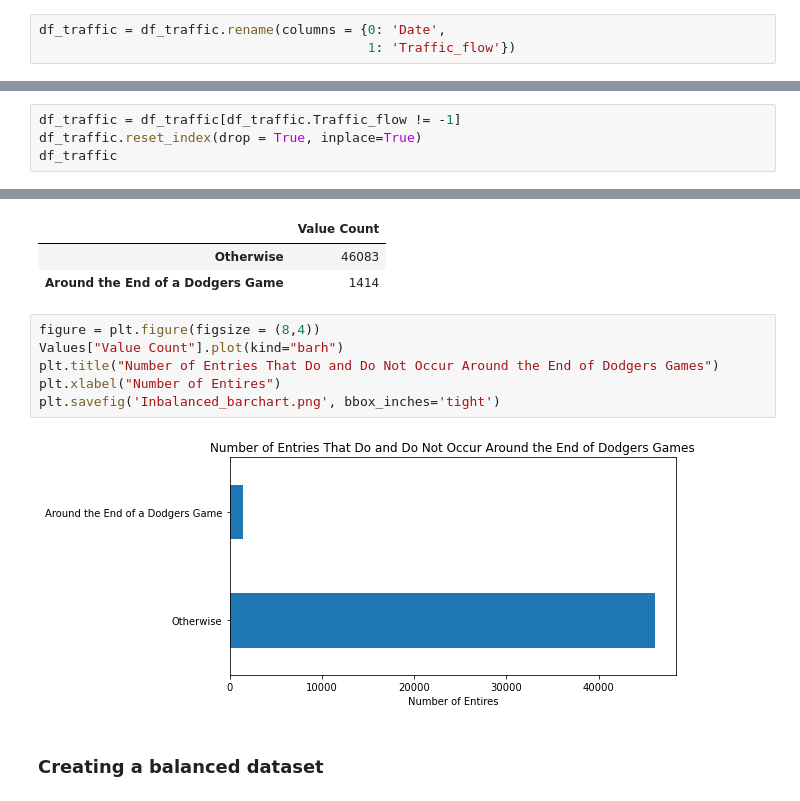
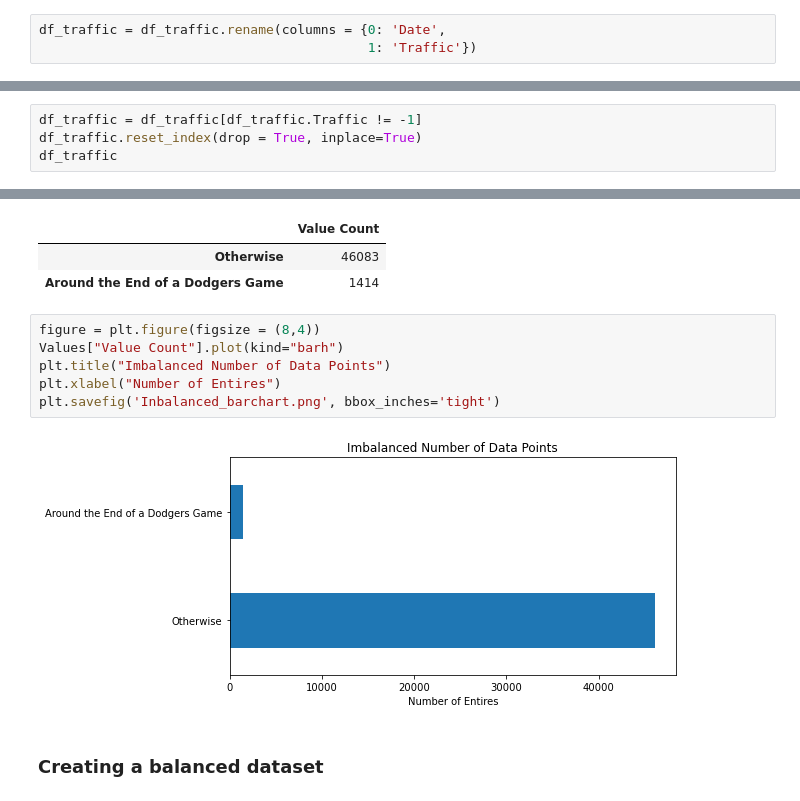
Before and after one commit to nromano2/DS160_Final_Project_NVR_TMM, a Jupyter notebook: DS160_Final_Project_NVR_TMM.ipynb, the cells around one changed output, grey strips where cells are left out. Drawn from its saved outputs; the diff is of its cells as text.

```diff
--- a/DS160_Final_Project_NVR_TMM.ipynb
+++ b/DS160_Final_Project_NVR_TMM.ipynb
@@ -212,7 +241,7 @@ df_traffic
 Renaming the columns of df_traffic dataframe with appropriately labeled column names rather than leaving the the numbered column headings
 # %%
 df_traffic = df_traffic.rename(columns = {0: 'Date',
-                                          1: 'Traffic_flow'})
+                                          1: 'Traffic'})
 # %% [markdown]
 Wanted to check whether or not there were any NA or Null values within the Dataframe to see whether they would affect the conversion of the Date Column to Datetime
 # %%
@@ -349,7 +378,7 @@ Name: Date, dtype: int64
 # %% [markdown]
 Since the missing data represents just a small portion of the data that does and doesn;t occur around the ending of a baseball game, we decided to drop the 2903 values
 # %%
-df_traffic = df_traffic[df_traffic.Traffic_flow != -1]
+df_traffic = df_traffic[df_traffic.Traffic != -1]
 df_traffic.reset_index(drop = True, inplace=True)
 df_traffic
 # %% [output]
@@ -428,11 +453,11 @@ Values
 # %%
 figure = plt.figure(figsize = (8,4))
 Values["Value Count"].plot(kind="barh")
-plt.title("Number of Entries That Do and Do Not Occur Around the End of Dodgers Games")
+plt.title("Imbalanced Number of Data Points")
 plt.xlabel("Number of Entires")
 plt.savefig('Inbalanced_barchart.png', bbox_inches='tight')
 # %% [output]
-[figure, old version]
+[figure, new version]
 # %% [markdown]
 ### Creating a balanced dataset
 # %% [markdown]
```
Also changed, not shown: parts of 93 cells of this notebook, 16 other files.
